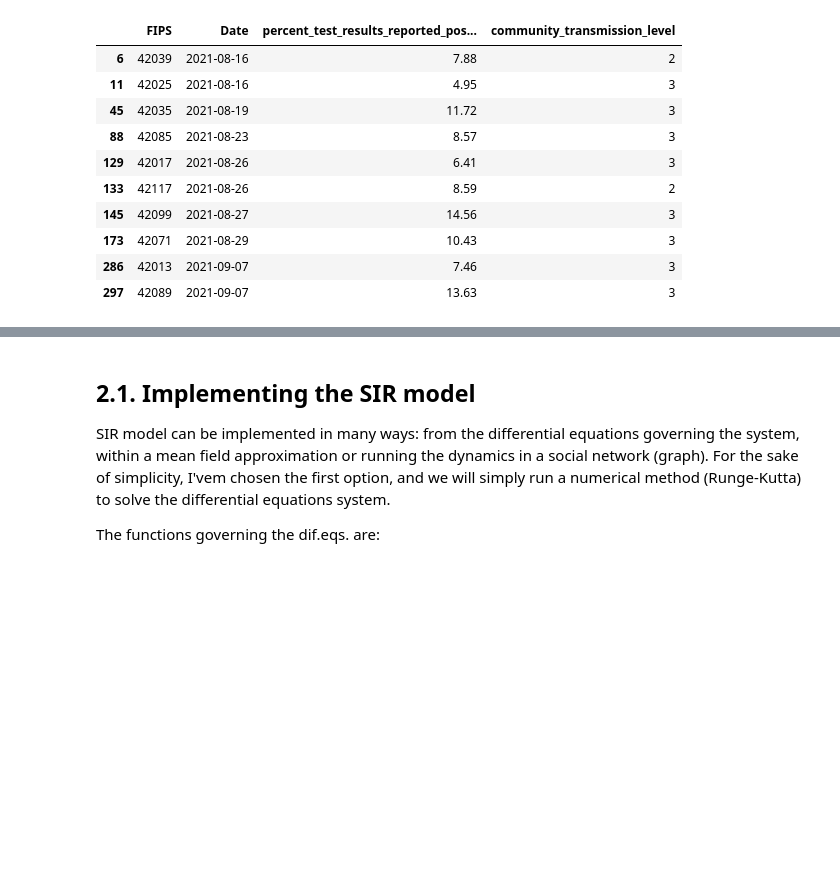
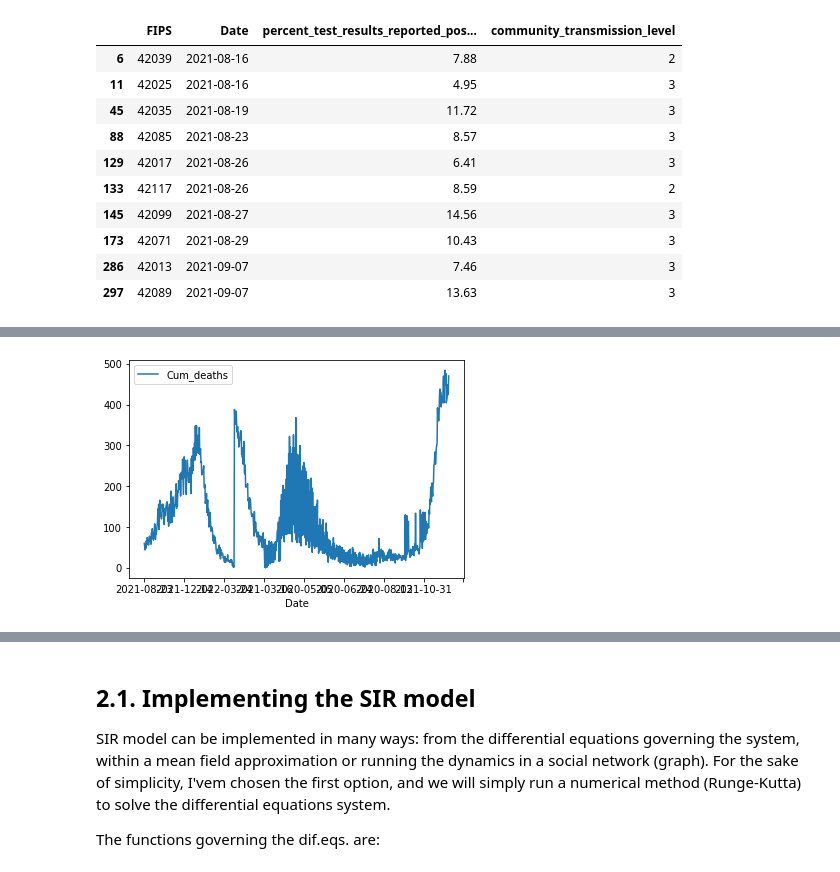
Before and after one commit to jakeisthegoat/Covid19-Analysis-Modeling, a Jupyter notebook: PAModel.ipynb, the cells around one changed output, grey strips where cells are left out. Cells and saved outputs as stored; diff of their text form; code cells hidden in the pictures; blank space fills up the shorter version.

```diff
--- a/PAModel.ipynb
+++ b/PAModel.ipynb
@@ -270,3 +339,8 @@ import matplotlib.pyplot as plt
+# %%
+data2.plot(x="Date", y=["Cum_deaths"])
+plt.show()
+# %% [output]
+[figure, added]
 # %% [markdown]
 # 2. SIR model <a id="section2"></a>
 
```
Also changed, not shown: parts of 67 cells of this notebook.
